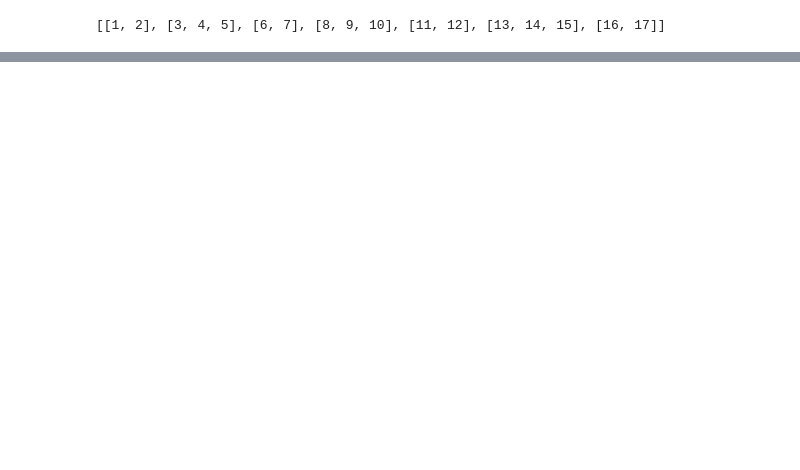
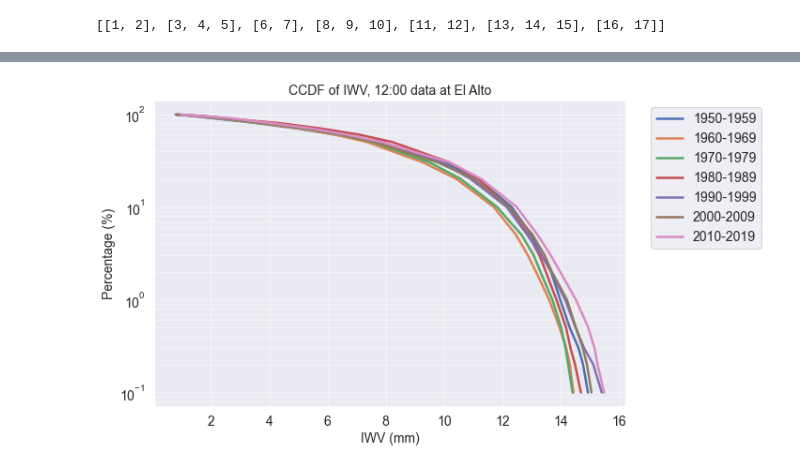
Before and after one commit to gustavomarinovando/era5-analysis, a Jupyter notebook: DataBaseIncreased.ipynb, the cells around one changed output, grey strips where cells are left out. Saved outputs shown, nothing was run; the diff lists cells and outputs as text; code cells hidden in the pictures; blank space fills up the shorter version.

```diff
--- a/DataBaseIncreased.ipynb
+++ b/DataBaseIncreased.ipynb
@@ -10,3 +39,6 @@ import json
+# %%
+import seaborn as sns
+sns.set()
 # %%
 def nod(year, month):
     if month == 4 or month == 6 or month == 9 or month == 11:
@@ -550,8 +582,10 @@ len(tt12)
 aux = 0
 ranges = [0]
 for i in range(7):
+    print(len(create_dates(1950 + 10*i, 1959 + 10*i)[0]))
     aux += len(create_dates(1950 + 10*i, 1959 + 10*i)[0])
-    ranges.apppend(aux)
-    print(aux)
+    ranges.append(aux)
+    #print(aux)
+print(ranges)
 # %% [output]
 3652
@@ -571,3 +606,10 @@ for i in range(len(t)):
 print(t)
 # %% [output]
 [[1, 2], [3, 4, 5], [6, 7], [8, 9, 10], [11, 12], [13, 14, 15], [16, 17]]
+# %%
+decades = [0] * 7
+for i in range(len(decades)):
+    #print(ranges[i])
+    #print(ranges[i+1])
+    decades[i] = tt12[ranges[i]:ranges[i+1]]
+    print(len(decades[i]))
@@ -573,0 +624,35 @@ print(t)
+# %%
+d1 = np.array(decades[0])
+d2 = np.array(decades[1])
+d3 = np.array(decades[2])
+d4 = np.array(decades[3])
+d5 = np.array(decades[4])
+d6 = np.array(decades[5])
+d7 = np.array(decades[6])
+
+X = [0] * 7
+ccdf = [0] * 7
+Xn = [0] * 7
+means = [0] * 7
+std = [0] * 7
+ys = []
+
+for i in range(len(decades)):
+    means[i] = np.mean(decades[i])
+    std[i] = np.std(decades[i])
+    X[i], ccdf[i] = plotcdf(decades[i], 0)
+    Xn[i] = interp_list(ccdf[i], X[i], prob_nom)
+
+for i in range(len(Xn)):
+    lt = str(1950 + i * 10) + '-' + str(1959 + i * 10)
+    ys.append(lt)
+    plt.semilogy(Xn[i], prob_nom, label = lt, linewidth = 2.5)
+
+plt.grid(True, which="both", alpha=0.5)
+plt.title('CCDF of IWV, 12:00 data at El Alto', fontsize = 14)
+plt.xlabel('IWV (mm)', fontsize=14)
+plt.ylabel('Percentage (%)', fontsize=14)
+plt.legend(bbox_to_anchor=(1.04,1), loc="upper left")
+plt.show()
+# %% [output]
+[figure, added]
```
Also changed, not shown: parts of 6 cells of this notebook, 2 other files.
